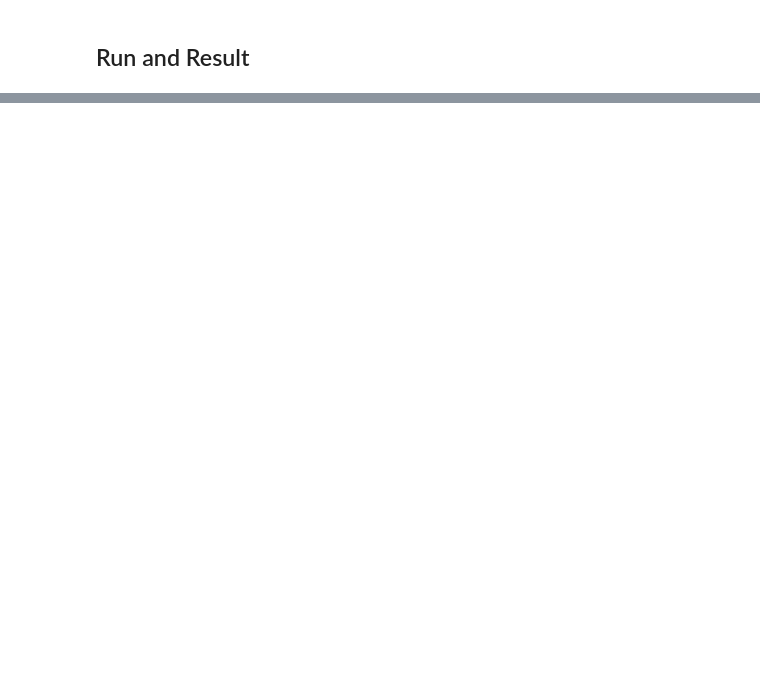
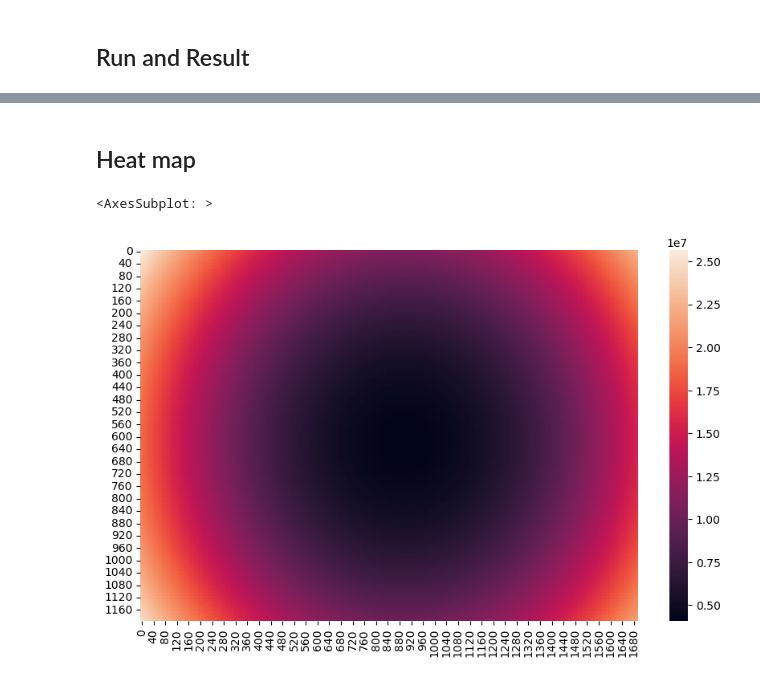
Before and after one commit to keke1022/DWP, a Jupyter notebook: addclinic.ipynb, the cells around one changed output, grey strips where cells are left out. Cells and saved outputs as stored; diff of their text form; code cells hidden in the pictures; blank space fills up the shorter version.

Commit message:
draw the heat map

```diff
--- a/addclinic.ipynb
+++ b/addclinic.ipynb
@@ -113,0 +131,41 @@ cost:  942344512.2445765
+# %% [markdown]
+## Heat map
+# %%
+data_df = pd.read_excel("community.xlsx")
+communities_x_list = (data_df["x"]).tolist()
+communities_y_list = (data_df["y"]).tolist()
+communities_w_list = data_df["w"].tolist()
+
+#communities_w_list = np.ones(21).tolist()
+data_df.head()
+
+x_coordinate_list_str = [str(i) for i in range (0,1700,10)]
+y_coordinate_list_str = [str(i) for i in range (0,1200,10)]
+x_coordinate_list = [i for i in range (0,1700,10)]
+y_coordinate_list = [i for i in range (0,1200,10)]
+
+heatmap_array = np.zeros((len(y_coordinate_list),len(x_coordinate_list)))
+one_cost_coefficient = costFunc(communities_w_list, communities_x_list, communities_y_list).tolist()[0]
+
+for i in range(0,len(x_coordinate_list)):
+    for j in range(0,len(y_coordinate_list)):
+        x = x_coordinate_list[i]
+        y = y_coordinate_list[j]
+        one_cost_value = plugXY (one_cost_coefficient, x, y)
+        heatmap_array[j,i] = one_cost_value
+
+x_tick_list = [str(i) for i in range (0,1700,10)]
+y_tick_list = [str(i) for i in range (0,1200,10)]
+
+data_tick_dic = {}
+
+for i in range(len(x_tick_list)):
+    data_tick_dic[x_tick_list[i]] = heatmap_array[:,i]
+
+pd_data=pd.DataFrame(data_tick_dic,index=y_tick_list,columns=x_tick_list)
+
+plt.figure(figsize=(10, 6))
+sns.heatmap(pd_data, square=False)
+# %% [output]
+<AxesSubplot: >
+[figure, added]
```
Also changed, not shown: parts of 6 cells of this notebook, 4 other files.
